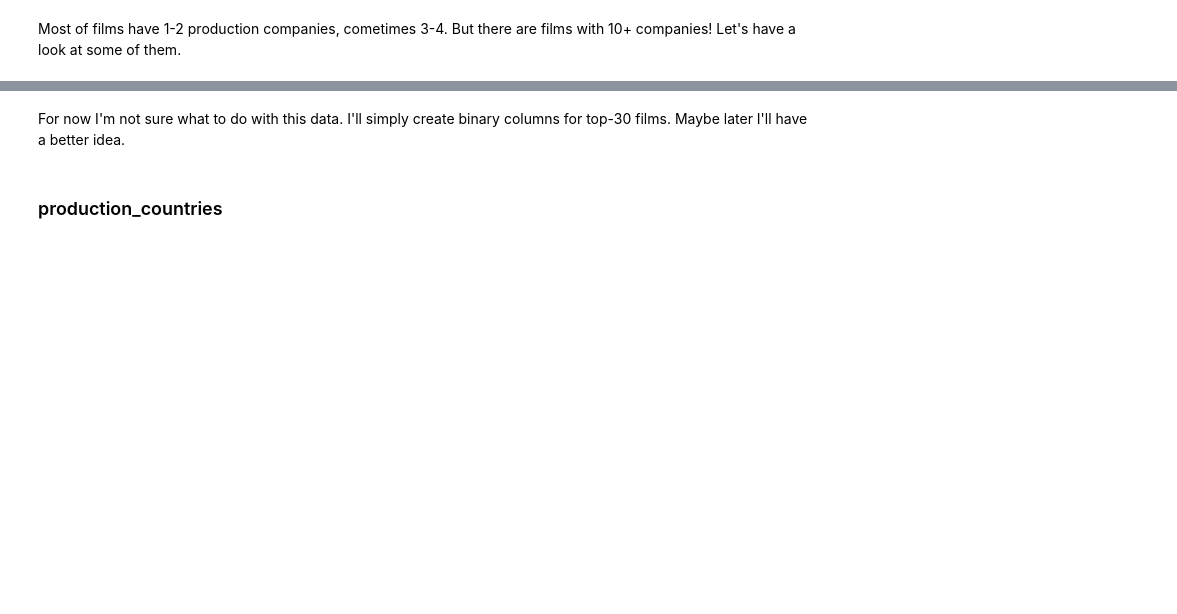
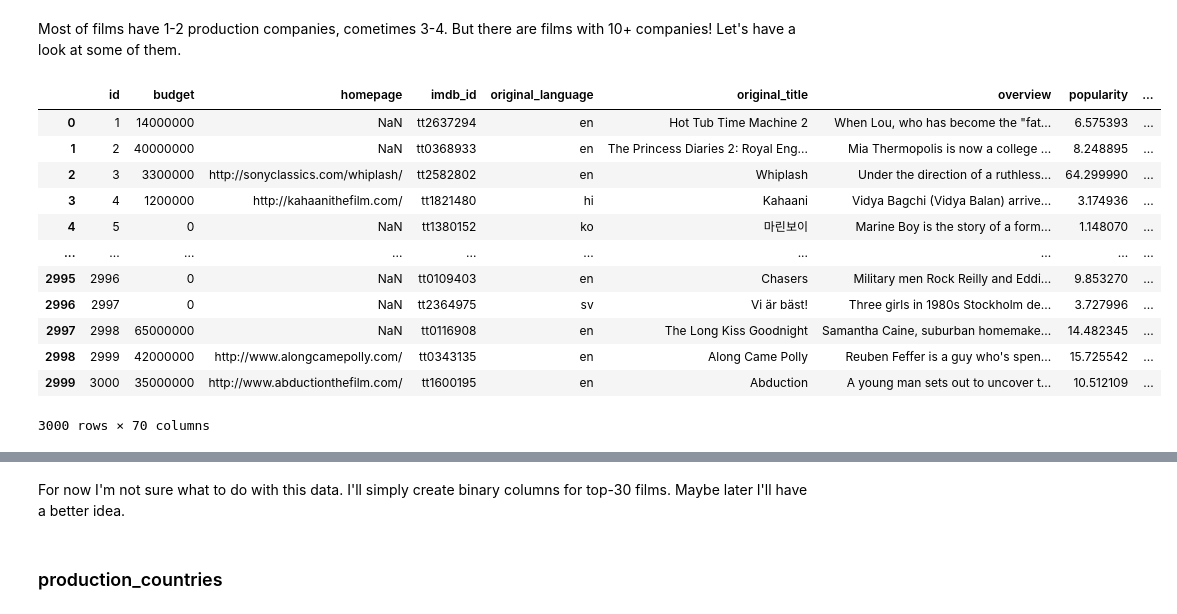
Before and after one commit to KaLiNkA-code/AI_PROJECT, a Jupyter notebook: eda-feature-engineering-and-model-interpretation.ipynb, the cells around one changed output, grey strips where cells are left out. Saved outputs shown, nothing was run; the diff lists cells and outputs as text; code cells hidden in the pictures; blank space fills up the shorter version.

```diff
--- a/eda-feature-engineering-and-model-interpretation.ipynb
+++ b/eda-feature-engineering-and-model-interpretation.ipynb
@@ -126,11 +160,2 @@ train['belongs_to_collection'].apply(lambda x: len(x) if x != {} else 0).value_c
 # %% [markdown]
 2396 values in this column are empty, 604 contrain information about the collections. I suppose that only collection name can be useful. Another possibly useful feature is the fact of belonging to a collection.
-# %%
-train['collection_name'] = train['belongs_to_collection'].apply(lambda x: x[0]['name'] if x != {} else 0)
-train['has_collection'] = train['belongs_to_collection'].apply(lambda x: len(x) if x != {} else 0)
-
-test['collection_name'] = test['belongs_to_collection'].apply(lambda x: x[0]['name'] if x != {} else 0)
-test['has_collection'] = test['belongs_to_collection'].apply(lambda x: len(x) if x != {} else 0)
-
-train = train.drop(['belongs_to_collection'], axis=1)
-test = test.drop(['belongs_to_collection'], axis=1)
@@ -145,0 +178,4 @@ train['genres'].apply(lambda x: len(x) if x != {} else 0).value_counts()
+# %%
+print('Number of genres in films')
+train, test, list_of_genres, top_genres = preprocess_genders(train, test)
+print(list_of_genres[:8])
@@ -165,16 +225,2 @@ Counter([i for j in list_of_genres for i in j]).most_common()
 # %% [markdown]
 I'll create separate columns for top-15 genres.
-# %%
-train['num_genres'] = train['genres'].apply(lambda x: len(x) if x != {} else 0)
-train['all_genres'] = train['genres'].apply(lambda x: ' '.join(sorted([i['name'] for i in x])) if x != {} else '')
-top_genres = [m[0] for m in Counter([i for j in list_of_genres for i in j]).most_common(15)]
-for g in top_genres:
-    train['genre_' + g] = train['all_genres'].apply(lambda x: 1 if g in x else 0)
-
-test['num_genres'] = test['genres'].apply(lambda x: len(x) if x != {} else 0)
-test['all_genres'] = test['genres'].apply(lambda x: ' '.join(sorted([i['name'] for i in x])) if x != {} else '')
-for g in top_genres:
-    test['genre_' + g] = test['all_genres'].apply(lambda x: 1 if g in x else 0)
-
-train = train.drop(['genres'], axis=1)
-test = test.drop(['genres'], axis=1)
@@ -189,3 +264,5 @@ for i, e in enumerate(train['production_companies'][:5]):
 # %%
 print('Number of production companies in films')
-train['production_companies'].apply(lambda x: len(x) if x != {} else 0).value_counts()
+train, test, list_of_companies, top_companies = preprocess_companies(train, test)
+
+top_companies[:5]
@@ -196,3 +278,19 @@ train[train['production_companies'].apply(lambda x: len(x) if x != {} else 0) >
+# %%
+train
+# %% [output]
+|  | id | budget | homepage | imdb_id | original_language | original_title | overview | popularity | ... |
+| 0 | 1 | 14000000 | NaN | tt2637294 | en | Hot Tub Time Machine 2 | When Lou, who has become the "fat... | 6.575393 | ... |
+| 1 | 2 | 40000000 | NaN | tt0368933 | en | The Princess Diaries 2: Royal Eng... | Mia Thermopolis is now a college ... | 8.248895 | ... |
+| 2 | 3 | 3300000 | http://sonyclassics.com/whiplash/ | tt2582802 | en | Whiplash | Under the direction of a ruthless... | 64.299990 | ... |
+| 3 | 4 | 1200000 | http://kahaanithefilm.com/ | tt1821480 | hi | Kahaani | Vidya Bagchi (Vidya Balan) arrive... | 3.174936 | ... |
+| 4 | 5 | 0 | NaN | tt1380152 | ko | 마린보이 | Marine Boy is the story of a form... | 1.148070 | ... |
+| ... | ... | ... | ... | ... | ... | ... | ... | ... | ... |
+| 2995 | 2996 | 0 | NaN | tt0109403 | en | Chasers | Military men Rock Reilly and Eddi... | 9.853270 | ... |
+| 2996 | 2997 | 0 | NaN | tt2364975 | sv | Vi är bäst! | Three girls in 1980s Stockholm de... | 3.727996 | ... |
+| 2997 | 2998 | 65000000 | NaN | tt0116908 | en | The Long Kiss Goodnight | Samantha Caine, suburban homemake... | 14.482345 | ... |
+| 2998 | 2999 | 42000000 | http://www.alongcamepolly.com/ | tt0343135 | en | Along Came Polly | Reuben Feffer is a guy who's spen... | 15.725542 | ... |
+| 2999 | 3000 | 35000000 | http://www.abductionthefilm.com/ | tt1600195 | en | Abduction | A young man sets out to uncover t... | 10.512109 | ... |
+3000 rows × 70 columns
 # %%
 # example of poster of such a film
 
```
Also changed, not shown: parts of 95 cells of this notebook, 1 other file.
